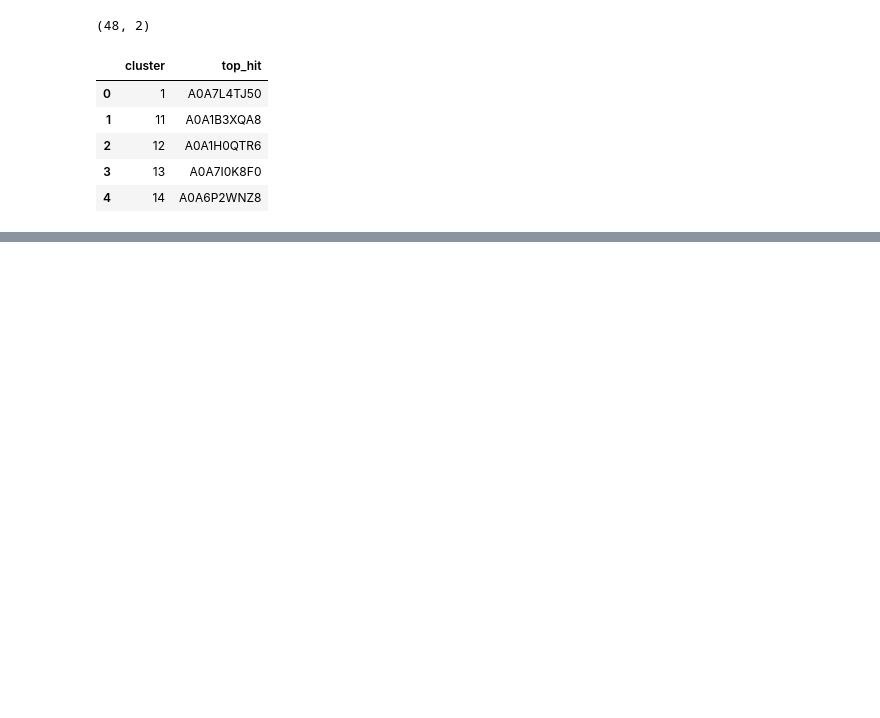
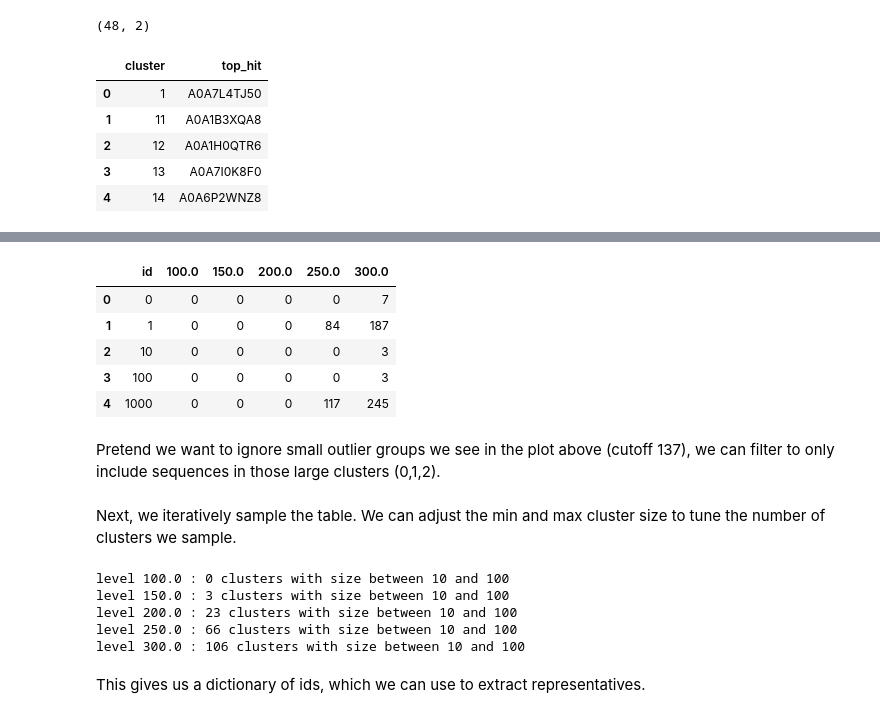
Before and after one commit to johnchen93/ProteinClusterTools, a Jupyter notebook: analyses/representative_selection.ipynb, the cells around one changed output, grey strips where cells are left out. Saved outputs shown, nothing was run; the diff lists cells and outputs as text; code cells hidden in the pictures; blank space fills up the shorter version.

```diff
--- a/analyses/representative_selection.ipynb
+++ b/analyses/representative_selection.ipynb
@@ -245,0 +257,25 @@ vreps.to_csv('representatives/vector_picks/vector_pick_clusters.csv', index=Fals
+# %%
+import pandas as pd
+
+# read cluster table of even cutoffs
+clust_dir = '../output/mmseqs_clustering/'
+cutoffs = ['100.0','150.0','200.0','250.0','300.0'] # can be higher resolution steps (e.g. every 10 bitscore), these are just examples
+
+clust = None
+for cutoff in cutoffs:
+    clust_temp = pd.read_csv(f'{clust_dir}IPR001761_mmseqs_clusters_{cutoff}.csv', dtype=str).rename(columns={'cluster':cutoff})
+    if clust is None:
+        clust = clust_temp
+    else:
+        clust = clust.merge(clust_temp, on='id', how='outer')
+
+clust.head()
+# %% [output]
+|  | id | 100.0 | 150.0 | 200.0 | 250.0 | 300.0 |
+| 0 | 0 | 0 | 0 | 0 | 0 | 7 |
+| 1 | 1 | 0 | 0 | 0 | 84 | 187 |
+| 2 | 10 | 0 | 0 | 0 | 0 | 3 |
+| 3 | 100 | 0 | 0 | 0 | 0 | 3 |
+| 4 | 1000 | 0 | 0 | 0 | 117 | 245 |
+# %% [markdown]
+Pretend we want to ignore small outlier groups we see in the plot above (cutoff 137), we can filter to only include sequences in those large clusters (0,1,2).
@@ -245,0 +290,33 @@ vreps.to_csv('representatives/vector_picks/vector_pick_clusters.csv', index=Fals
+# %% [markdown]
+Next, we iteratively sample the table. We can adjust the min and max cluster size to tune the number of clusters we sample.
+# %%
+level_start='100.0'
+index_start=cutoffs.index(level_start)
+
+min_size=10
+max_size=100
+ids_picked=set()
+cluster_picks_by_level={}
+for i in range(index_start, len(cutoffs)):
+    level=cutoffs[i]
+    slice=clust[~clust['id'].isin(ids_picked)]
+    if len(slice)==0:
+        break
+    sizes=slice.groupby(level).size()
+
+    # get clusters with size between min_size and max_size
+    cluster_picks_by_level[level]=sizes[(sizes>=min_size) & (sizes<=max_size)].index
+    print('level', level, ':', len(cluster_picks_by_level[level]), 'clusters with size between', min_size, 'and', max_size)
+
+    # get ids
+    ids_picked.update(slice[slice[level].isin(cluster_picks_by_level[level])]['id'])
+    # also add ids less than min_size, so they don't get picked up in the next level
+    ids_picked.update(slice[~slice[level].isin(sizes[sizes>=min_size].index)]['id'])
+# %% [output]
+level 100.0 : 0 clusters with size between 10 and 100
+level 150.0 : 3 clusters with size between 10 and 100
+level 200.0 : 23 clusters with size between 10 and 100
+level 250.0 : 66 clusters with size between 10 and 100
+level 300.0 : 106 clusters with size between 10 and 100
+# %% [markdown]
+This gives us a dictionary of ids, which we can use to extract representatives.
```
Also changed, not shown: parts of 12 cells of this notebook, 9 other files.
